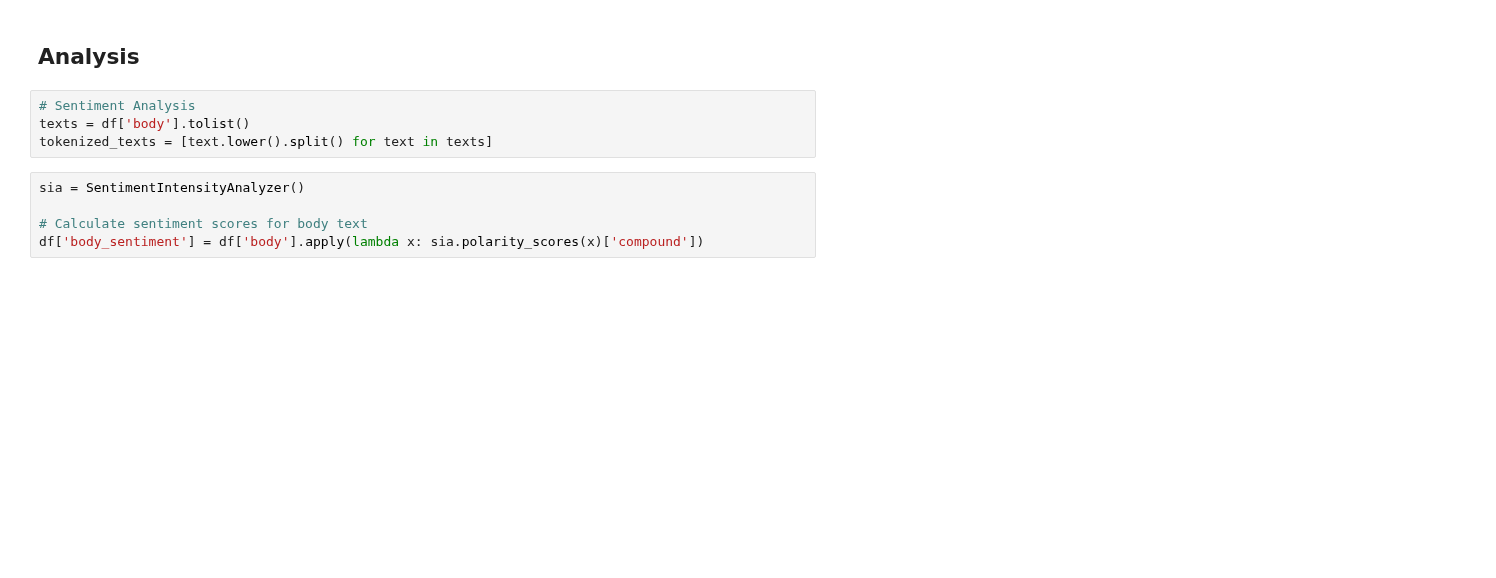
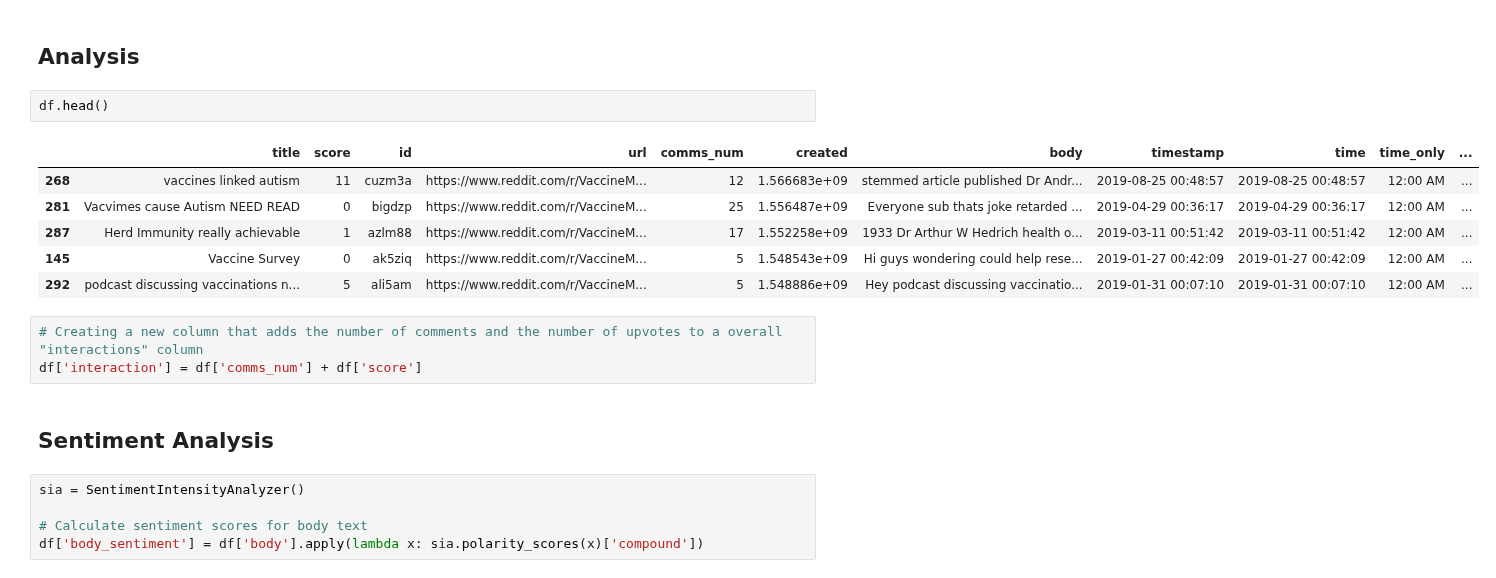
Before and after one commit to ReproTeach/final-project-cc-final-project, a Jupyter notebook: final_project.ipynb, the cells around one changed output. Saved outputs shown, nothing was run; the diff lists cells and outputs as text; blank space fills up the shorter version.

```diff
--- a/final_project.ipynb
+++ b/final_project.ipynb
@@ -142,9 +136,19 @@ df.head()
 # %% [markdown]
 ## Analysis
-# %%
-# Sentiment Analysis
-texts = df['body'].tolist()
-tokenized_texts = [text.lower().split() for text in texts]
+# %%
+df.head()
+# %% [output]
+|  | title | score | id | url | comms_num | created | body | timestamp | time | time_only | ... |
+| 268 | vaccines linked autism | 11 | cuzm3a | https://www.reddit.com/r/VaccineM... | 12 | 1.566683e+09 | stemmed article published Dr Andr... | 2019-08-25 00:48:57 | 2019-08-25 00:48:57 | 12:00 AM | ... |
+| 281 | Vacvimes cause Autism NEED READ | 0 | bigdzp | https://www.reddit.com/r/VaccineM... | 25 | 1.556487e+09 | Everyone sub thats joke retarded ... | 2019-04-29 00:36:17 | 2019-04-29 00:36:17 | 12:00 AM | ... |
+| 287 | Herd Immunity really achievable | 1 | azlm88 | https://www.reddit.com/r/VaccineM... | 17 | 1.552258e+09 | 1933 Dr Arthur W Hedrich health o... | 2019-03-11 00:51:42 | 2019-03-11 00:51:42 | 12:00 AM | ... |
+| 145 | Vaccine Survey | 0 | ak5ziq | https://www.reddit.com/r/VaccineM... | 5 | 1.548543e+09 | Hi guys wondering could help rese... | 2019-01-27 00:42:09 | 2019-01-27 00:42:09 | 12:00 AM | ... |
+| 292 | podcast discussing vaccinations n... | 5 | ali5am | https://www.reddit.com/r/VaccineM... | 5 | 1.548886e+09 | Hey podcast discussing vaccinatio... | 2019-01-31 00:07:10 | 2019-01-31 00:07:10 | 12:00 AM | ... |
+# %%
+# Creating a new column that adds the number of comments and the number of upvotes to a overall "interactions" column
+df['interaction'] = df['comms_num'] + df['score']
+# %% [markdown]
+## Sentiment Analysis
 # %%
 sia = SentimentIntensityAnalyzer()
 
```
Also changed, not shown: parts of 31 cells of this notebook.
